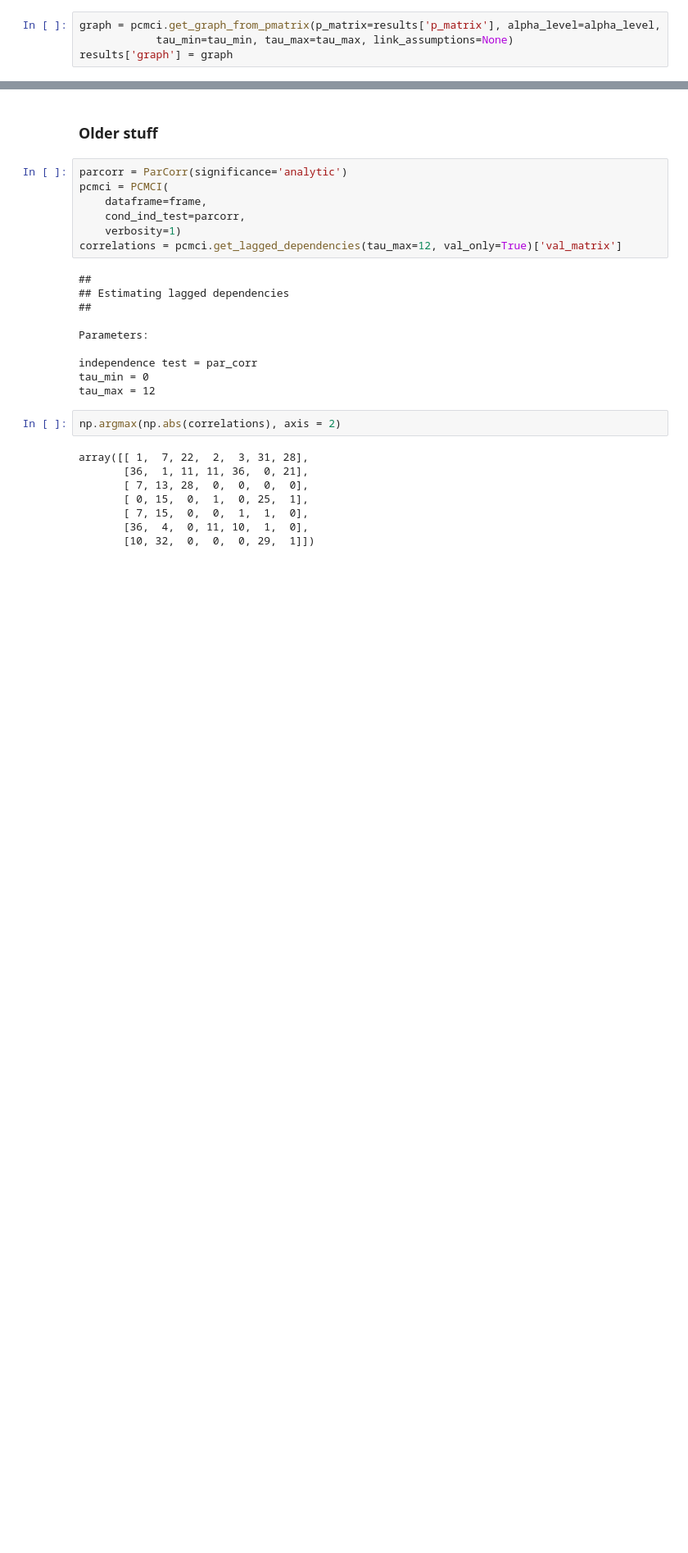
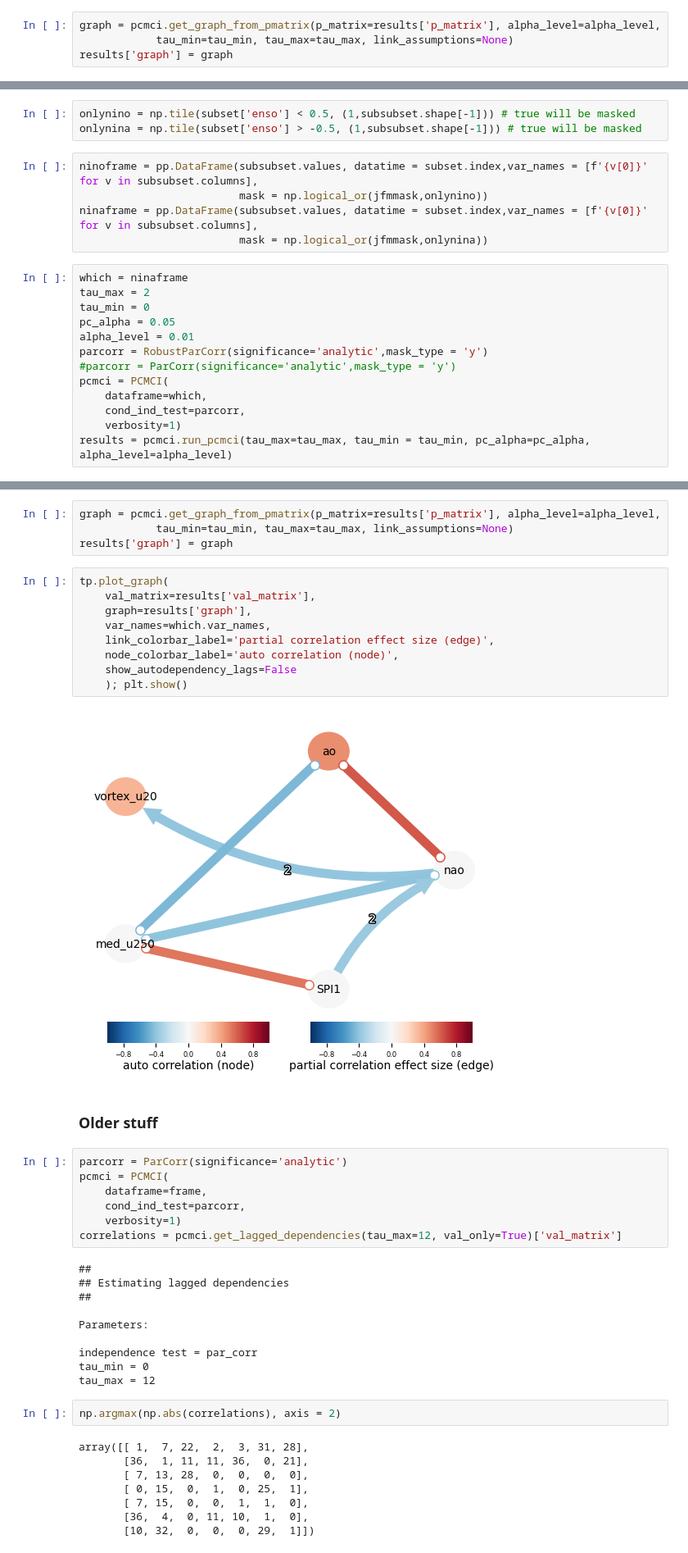
Before and after one commit to chiemvs/Medley, a Jupyter notebook: notebooks/Causal_experimentation.ipynb, the cells around one changed output, grey strips where cells are left out. Shown at 82% size. Saved outputs shown, nothing was run; the diff lists cells and outputs as text; blank space fills up the shorter version.

```diff
--- a/notebooks/Causal_experimentation.ipynb
+++ b/notebooks/Causal_experimentation.ipynb
@@ -147,0 +155,21 @@ tp.plot_graph(
+# %%
+onlynino = np.tile(subset['enso'] < 0.5, (1,subsubset.shape[-1])) # true will be masked
+onlynina = np.tile(subset['enso'] > -0.5, (1,subsubset.shape[-1])) # true will be masked
+# %%
+ninoframe = pp.DataFrame(subsubset.values, datatime = subset.index,var_names = [f'{v[0]}' for v in subsubset.columns],
+                         mask = np.logical_or(jfmmask,onlynino))
+ninaframe = pp.DataFrame(subsubset.values, datatime = subset.index,var_names = [f'{v[0]}' for v in subsubset.columns],
+                         mask = np.logical_or(jfmmask,onlynina))
+# %%
+which = ninaframe
+tau_max = 2
+tau_min = 0
+pc_alpha = 0.05
+alpha_level = 0.01
+parcorr = RobustParCorr(significance='analytic',mask_type = 'y')
+#parcorr = ParCorr(significance='analytic',mask_type = 'y')
+pcmci = PCMCI(
+    dataframe=which,
+    cond_ind_test=parcorr,
+    verbosity=1)
+results = pcmci.run_pcmci(tau_max=tau_max, tau_min = tau_min, pc_alpha=pc_alpha, alpha_level=alpha_level)
@@ -148,3 +194,18 @@ tp.plot_graph(
+# %%
+graph = pcmci.get_graph_from_pmatrix(p_matrix=results['p_matrix'], alpha_level=alpha_level,
+            tau_min=tau_min, tau_max=tau_max, link_assumptions=None)
+results['graph'] = graph
+# %%
+tp.plot_graph(
+    val_matrix=results['val_matrix'],
+    graph=results['graph'],
+    var_names=which.var_names,
+    link_colorbar_label='partial correlation effect size (edge)',
+    node_colorbar_label='auto correlation (node)',
+    show_autodependency_lags=False
+    ); plt.show()
+# %% [output]
+[figure, added]
 # %% [markdown]
 ### Older stuff
 # %%
```
Also changed, not shown: parts of 7 cells of this notebook, 2 other files.
